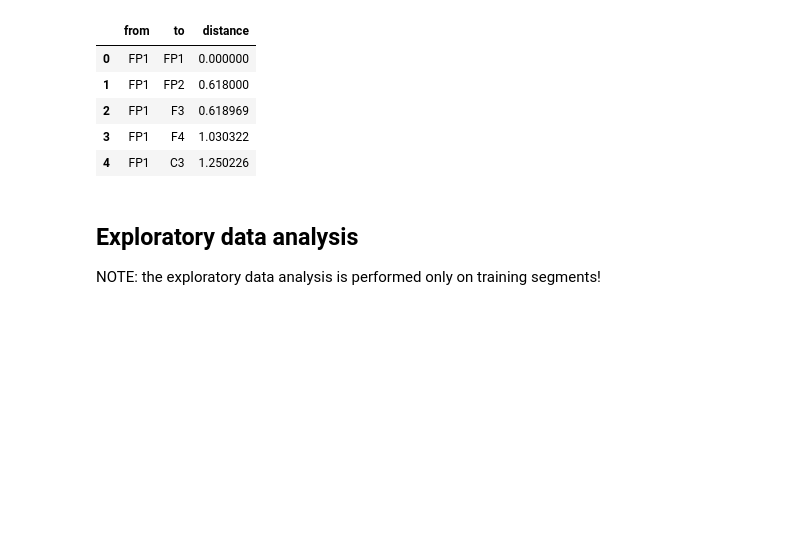
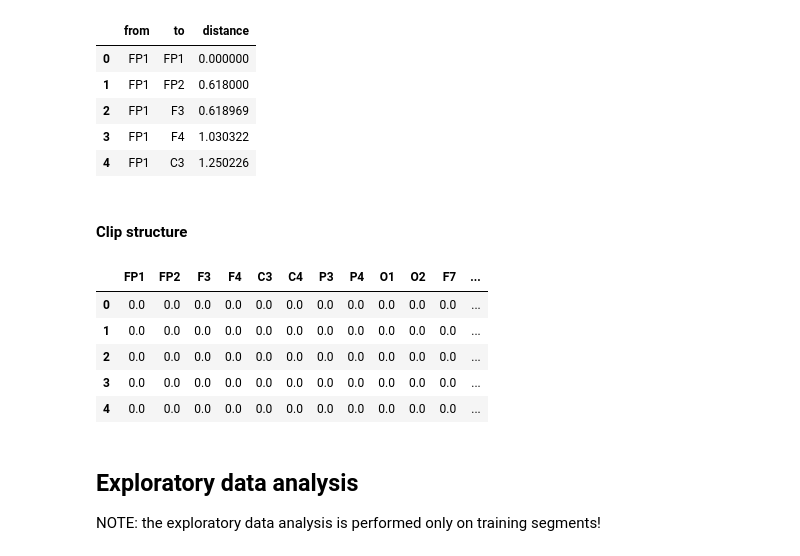
Before and after one commit to NeuroNML/NeuroGraphNet, a Jupyter notebook: neuro-eeg.ipynb, the cells around one changed output. Cells and saved outputs as stored; diff of their text form; code cells hidden in the pictures; blank space fills up the shorter version.

```diff
--- a/neuro-eeg.ipynb
+++ b/neuro-eeg.ipynb
@@ -252,6 +254,18 @@ distances.head()
 | 2 | FP1 | F3 | 0.618969 |
 | 3 | FP1 | F4 | 1.030322 |
 | 4 | FP1 | C3 | 1.250226 |
+# %% [markdown]
+#### Clip structure
+# %%
+example_sample = pd.read_parquet(DATA_ROOT / "train" / clips_tr.iloc[0]["signals_path"])
+example_sample.head()
+# %% [output]
+|  | FP1 | FP2 | F3 | F4 | C3 | C4 | P3 | P4 | O1 | O2 | F7 | ... |
+| 0 | 0.0 | 0.0 | 0.0 | 0.0 | 0.0 | 0.0 | 0.0 | 0.0 | 0.0 | 0.0 | 0.0 | ... |
+| 1 | 0.0 | 0.0 | 0.0 | 0.0 | 0.0 | 0.0 | 0.0 | 0.0 | 0.0 | 0.0 | 0.0 | ... |
+| 2 | 0.0 | 0.0 | 0.0 | 0.0 | 0.0 | 0.0 | 0.0 | 0.0 | 0.0 | 0.0 | 0.0 | ... |
+| 3 | 0.0 | 0.0 | 0.0 | 0.0 | 0.0 | 0.0 | 0.0 | 0.0 | 0.0 | 0.0 | 0.0 | ... |
+| 4 | 0.0 | 0.0 | 0.0 | 0.0 | 0.0 | 0.0 | 0.0 | 0.0 | 0.0 | 0.0 | 0.0 | ... |
 # %% [markdown]
 ## Exploratory data analysis
 
```
Also changed, not shown: parts of 32 cells of this notebook, 2 other files.
